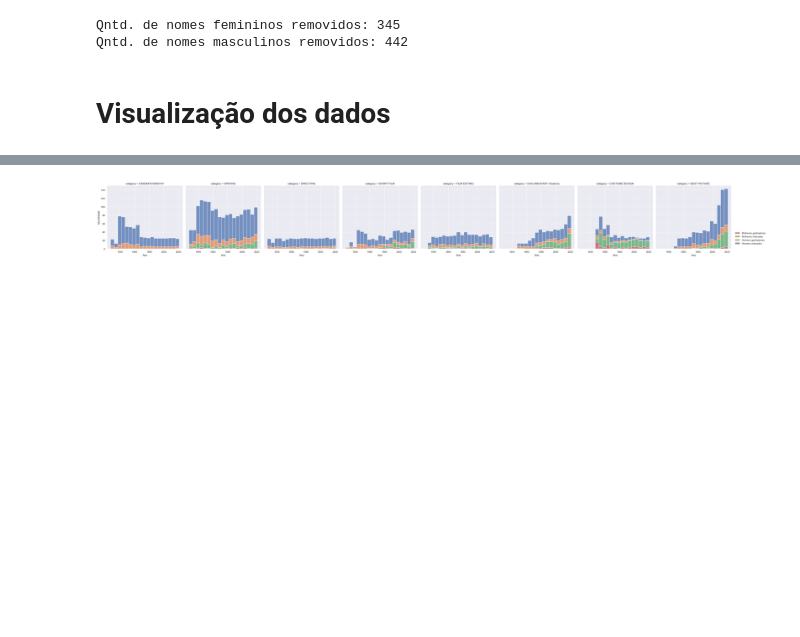
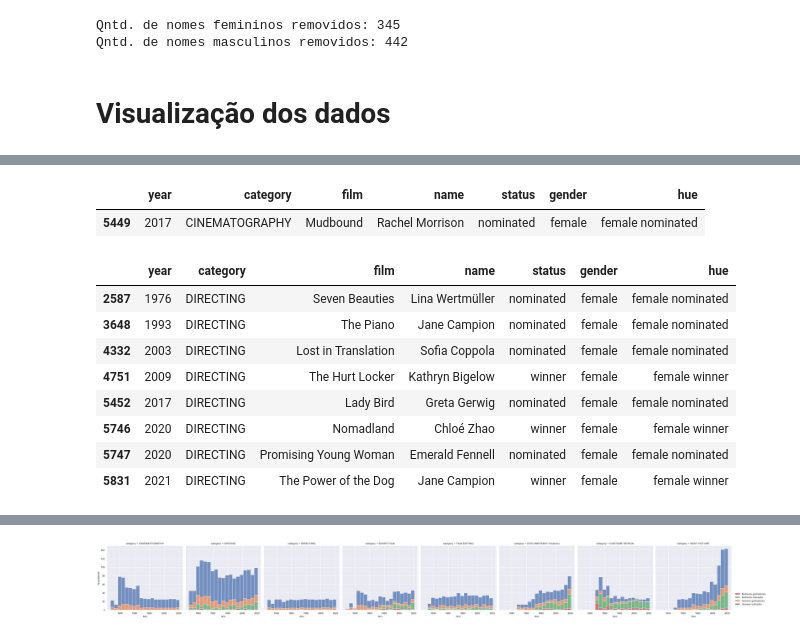
Before and after one commit to vinifm/puc_bechdel, a Jupyter notebook: oscar/raspagem.ipynb, the cells around one changed output, grey strips where cells are left out. Cells and saved outputs as stored; diff of their text form; code cells hidden in the pictures; blank space fills up the shorter version.

Commit message:
graficos oscar

```diff
--- a/oscar/raspagem.ipynb
+++ b/oscar/raspagem.ipynb
@@ -222,2 +270,23 @@ oscar_df['hue'] = hue
+# %%
+# MELHOR CINEMATOGRAFIA
+oscar_df[(oscar_df.category == 'CINEMATOGRAPHY') &
+		 (oscar_df.gender == 'female')]
+# %% [output]
+|  | year | category | film | name | status | gender | hue |
+| 5449 | 2017 | CINEMATOGRAPHY | Mudbound | Rachel Morrison | nominated | female | female nominated |
+# %%
+# MELHOR DIREÇÃO
+oscar_df[(oscar_df.category == 'DIRECTING') &
+		 (oscar_df.gender == 'female')]
+# %% [output]
+|  | year | category | film | name | status | gender | hue |
+| 2587 | 1976 | DIRECTING | Seven Beauties | Lina Wertmüller | nominated | female | female nominated |
+| 3648 | 1993 | DIRECTING | The Piano | Jane Campion | nominated | female | female nominated |
+| 4332 | 2003 | DIRECTING | Lost in Translation | Sofia Coppola | nominated | female | female nominated |
+| 4751 | 2009 | DIRECTING | The Hurt Locker | Kathryn Bigelow | winner | female | female winner |
+| 5452 | 2017 | DIRECTING | Lady Bird | Greta Gerwig | nominated | female | female nominated |
+| 5746 | 2020 | DIRECTING | Nomadland | Chloé Zhao | winner | female | female winner |
+| 5747 | 2020 | DIRECTING | Promising Young Woman | Emerald Fennell | nominated | female | female nominated |
+| 5831 | 2021 | DIRECTING | The Power of the Dog | Jane Campion | winner | female | female winner |
 # %%
 # INDICADOS E GANHADORES EM TODAS AS CATEGORIAS
```
Also changed, not shown: parts of 8 cells of this notebook.
